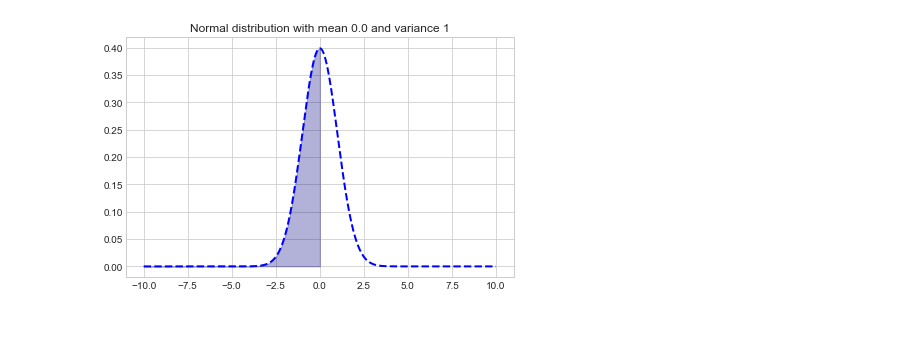
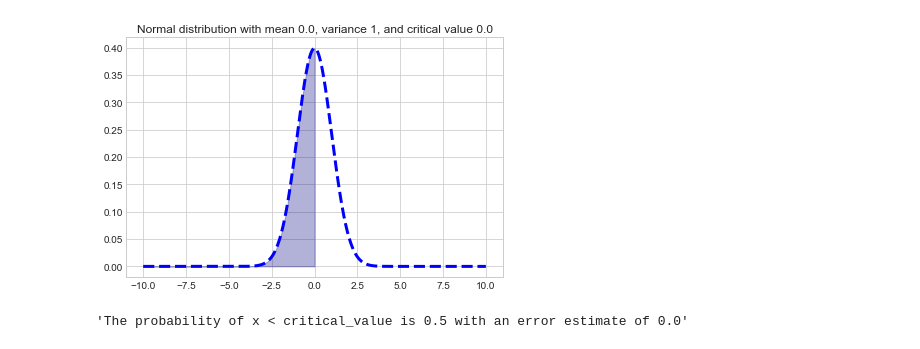
Before and after one commit to WillTirone/analysis_projects, a Jupyter notebook: OOP_Principles/Statistics_OOP.ipynb, the cells around one changed output. Saved outputs shown, nothing was run; the diff lists cells and outputs as text; code cells hidden in the pictures.

Commit message:
added probability calculation with integration

```diff
--- a/OOP_Principles/Statistics_OOP.ipynb
+++ b/OOP_Principles/Statistics_OOP.ipynb
@@ -8,7 +9,8 @@ plt.style.use('seaborn-whitegrid')
 # %%
 class Norm_rv:
 
-    def __init__(self, mean, variance):
+    def __init__(self, mean, variance, crit_value=0.0):
+
         """
         constructor to initialize a normal random variable with mean mu and variance sigma^2.
         """
@@ -19,10 +21,11 @@ class Norm_rv:
             self.variance = variance
         else:
             raise ValueError('Enter a finite variance')
+        self.crit_value = float(crit_value)
         self.x_range = np.linspace(-10, 10, 2000)
 
     def __repr__(self):
-        return f"Normal distribution with mean {self.mean} and variance {self.variance}"
+        return f"Normal distribution with mean {self.mean}, variance {self.variance}, and critical value {self.crit_value}"
 
     def pdf(self):
 
@@ -36,7 +39,7 @@ class Norm_rv:
         npt.assert_equal(1, round(sum(self.pdf),2))
 
     # fill function is filling the entire plot and not a certain area
-    def plot_pdf(self):
+    def plot_pdf(self, cv_probability=False):
 
         """
         this function takes a given normal random variable, uses the pdf that was previously calculated,
@@ -44,15 +47,25 @@ class Norm_rv:
         """
 
         plt.title(self.__repr__())
-        plt.plot(self.x_range, self.pdf(),linestyle='dashed', color='blue',linewidth=2)
-        plt.fill_betweenx(self.pdf(), self.x_range, x2=self.mean,
+        plt.plot(self.x_range, self.pdf(),linestyle='dashed', color='blue',linewidth=3)
+        if cv_probability==False:
+            plt.fill_betweenx(self.pdf(), self.x_range, x2=self.mean,
                           where=(self.x_range<self.mean), color='navy', alpha=0.3)
+        else:
+            plt.fill_betweenx(self.pdf(), self.x_range, x2=self.crit_value,
+                          where=(self.x_range<self.crit_value), color='navy', alpha=0.3)
         plt.tight_layout()
-        plt.x_line
         plt.show()
+
+    def probability_calc(self):
+        f = lambda x: (1/(self.sigma*m.sqrt(2*m.pi)))*m.e**((-1/2)*((x-self.mean)/self.sigma)**2)
+        self.probability, self.error_est = integrate.quad(f,-np.inf,self.crit_value)
+        return f"The probability of x < critical_value is {round(self.probability,5)} with an error estimate of {round(error_est,5)}"
 # %%
 #a standard normal r.v. (E(x)=0, Var(x)=1)
 a = Norm_rv(0,1)
 a.plot_pdf()
+a.probability_calc()
 # %% [output]
-[figure, old version]
+[figure, new version]
+'The probability of x < critical_value is 0.5 with an error estimate of 0.0'
```
Also changed, not shown: parts of 3 cells of this notebook.
